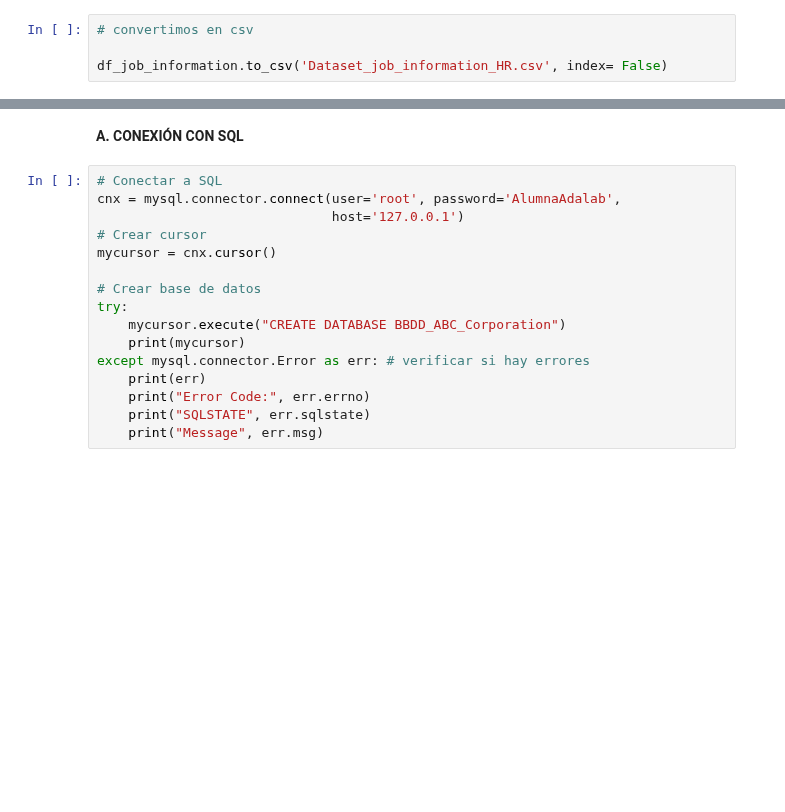
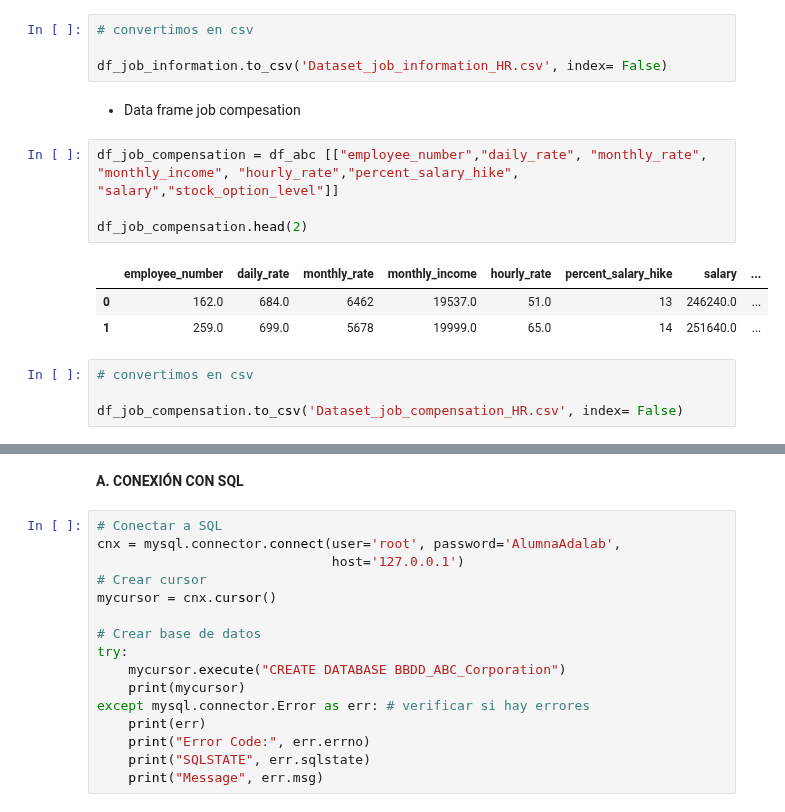
Before and after one commit to Paulamc1695/proyecto_da_promo_J_modulo_3, a Jupyter notebook: Fase_3_Base_De_Datos.ipynb, the cells around one changed output, grey strips where cells are left out. Saved outputs shown, nothing was run; the diff lists cells and outputs as text; blank space fills up the shorter version.

Commit message:
csv datasets e inserción de datos en BBDD

```diff
--- a/Fase_3_Base_De_Datos.ipynb
+++ b/Fase_3_Base_De_Datos.ipynb
@@ -93,3 +97,17 @@ df_job_information.head(2)
 # convertimos en csv
 
 df_job_information.to_csv('Dataset_job_information_HR.csv', index= False)
+# %% [markdown]
+- Data frame job compesation
+# %%
+df_job_compensation = df_abc [["employee_number","daily_rate", "monthly_rate", "monthly_income", "hourly_rate","percent_salary_hike", "salary","stock_option_level"]]
+
+df_job_compensation.head(2)
+# %% [output]
+|  | employee_number | daily_rate | monthly_rate | monthly_income | hourly_rate | percent_salary_hike | salary | ... |
+| 0 | 162.0 | 684.0 | 6462 | 19537.0 | 51.0 | 13 | 246240.0 | ... |
+| 1 | 259.0 | 699.0 | 5678 | 19999.0 | 65.0 | 14 | 251640.0 | ... |
+# %%
+# convertimos en csv
+
+df_job_compensation.to_csv('Dataset_job_compensation_HR.csv', index= False)
```
Also changed, not shown: parts of 7 cells of this notebook, 2 other files.
